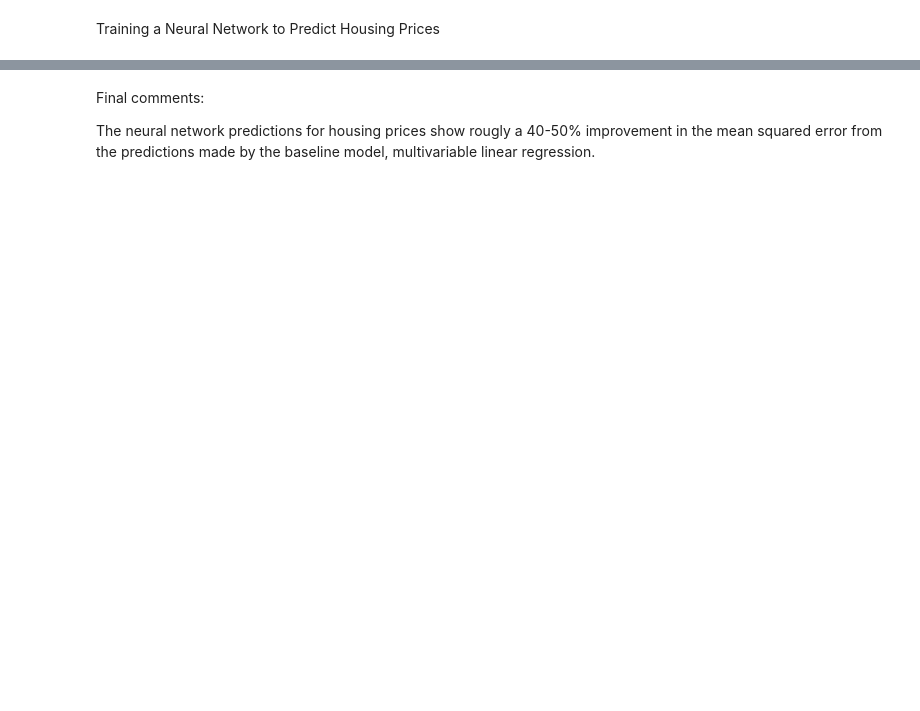
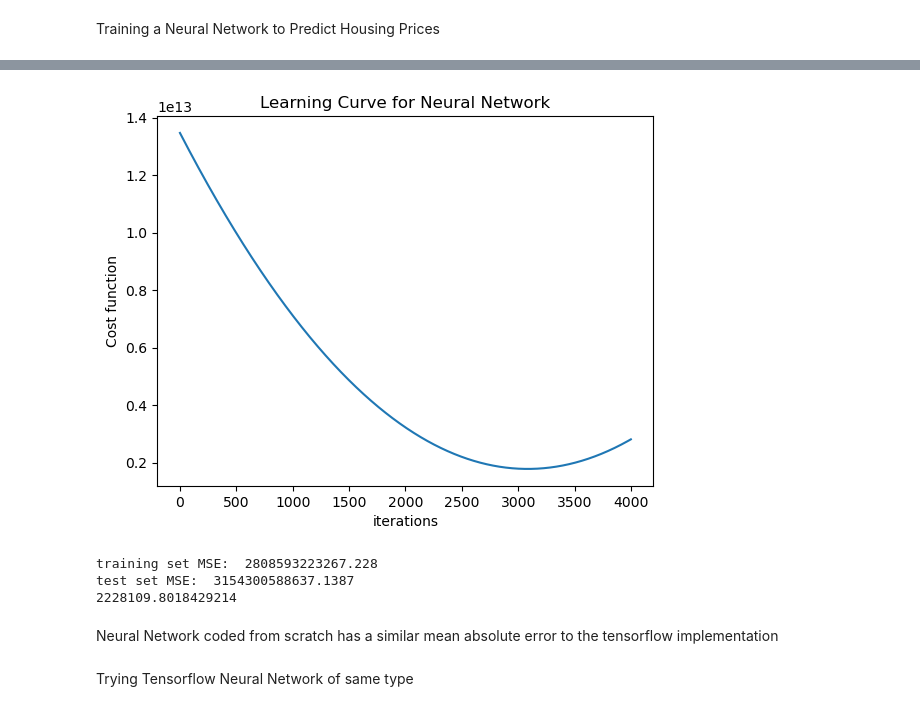
Before and after one commit to pirate2580/Neural-Network-Implementation-from-Scratch, a Jupyter notebook: Training a Neural Network from Scratch to Predict Housing Prices.ipynb, the cells around one changed output, grey strips where cells are left out. Cells and saved outputs as stored; diff of their text form; code cells hidden in the pictures; blank space fills up the shorter version.

```diff
--- a/Training a Neural Network from Scratch to Predict Housing Prices.ipynb
+++ b/Training a Neural Network from Scratch to Predict Housing Prices.ipynb
@@ -263,6 +97,2 @@ plt.show()
 # %% [markdown]
 Training a Neural Network to Predict Housing Prices
-# %%
-def sigmoid(z):
-    z = np.clip( z, -500, 500 ) # to prevent overflow
-    return 1 / (1 + np.exp(-z.astype(float)))
@@ -432,4 +99,20 @@ test improvement from baseline model:  52.57897174298806
-# %% [markdown]
-Final comments:
-
-The neural network predictions for housing prices show rougly a 40-50% improvement in the mean squared error from the predictions made by the baseline model, multivariable linear regression.
+# %%
+def sigmoid(Z):
+    """
+    Vectorized implementation of the sigmoid activation function applied to a matrix
+    """
+    Z = np.clip(Z, -500, 500) # to prevent overflow
+    A = 1 / (1 + np.exp(-Z))
+    return A
+
+def relu(Z):
+    """
+    Vectorized implementation of the relu activation function applied to a matrix
+    """
+    A = Z * (Z > 0)
+    return A
+# %%
+def deriv_sigmoid(Z):
+    return Z * (1 - Z)
+def deriv_relu(Z):
+    return np.where(Z > 0, 1, 0)
@@ -435,0 +238,24 @@ The neural network predictions for housing prices show rougly a 40-50% improveme
+# %%
+predictor = NN([(6, 'input'), (4, 'sigmoid'), (4, 'sigmoid'),(4, 'sigmoid'),(1, 'linear')])
+iters = 4000
+costs = predictor.gradient_descent(iters, 0.092, x_train, y_train)
+
+plt.plot(np.arange(iters), costs);
+plt.title("Learning Curve for Neural Network")
+plt.ylabel("Cost function")
+plt.xlabel("iterations")
+plt.show()
+
+print("training set MSE: ", predictor.cost(x_train, y_train))
+print("test set MSE: ", predictor.cost(x_test, y_test))
+
+print(np.sum(np.abs(predictor.forwardProp(x_test) - y_test)) / x_test.shape[1])
+# %% [output]
+[figure, added]
+training set MSE:  2808593223267.228
+test set MSE:  3154300588637.1387
+2228109.8018429214
+# %% [markdown]
+Neural Network coded from scratch has a similar mean absolute error to the tensorflow implementation
+# %% [markdown]
+Trying Tensorflow Neural Network of same type
```
Also changed, not shown: parts of 21 cells of this notebook.
